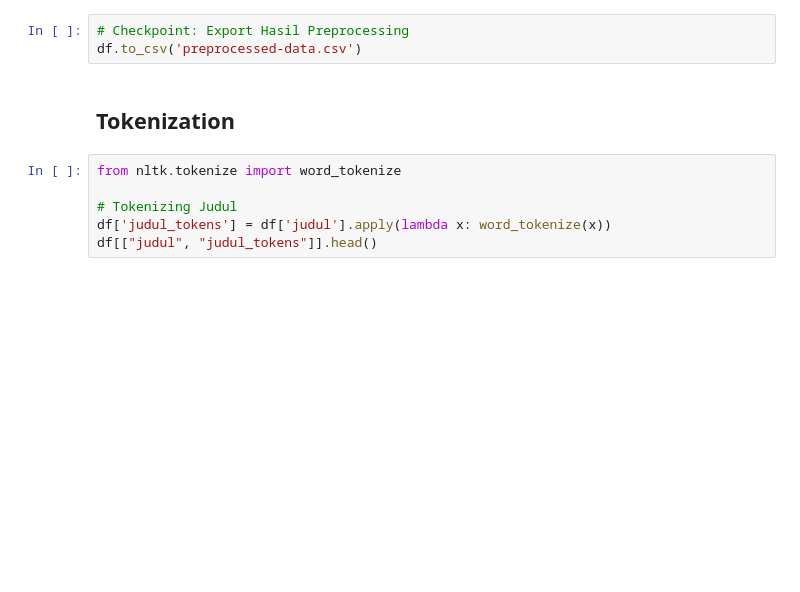
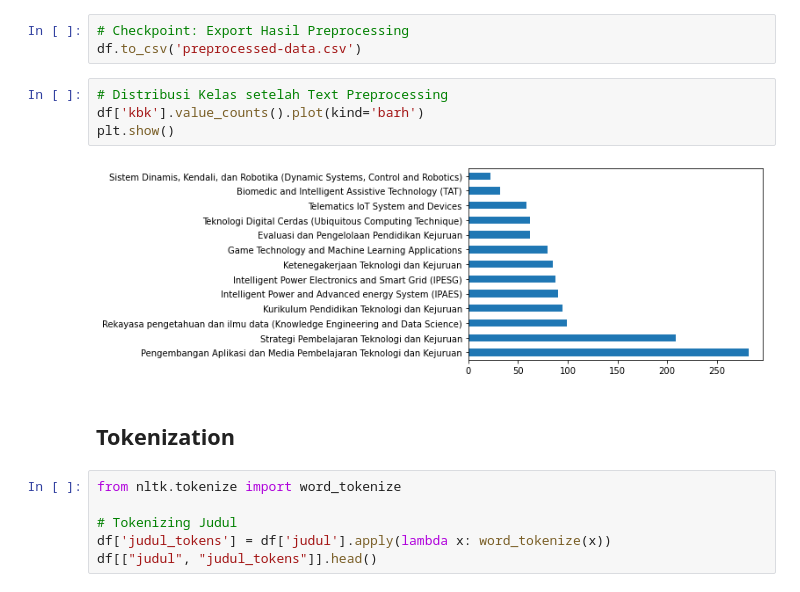
Before and after one commit to mercyano/klasifikasi-kbk, a Jupyter notebook: preprocessing.ipynb, the cells around one changed output. Saved outputs shown, nothing was run; the diff lists cells and outputs as text; blank space fills up the shorter version.

```diff
--- a/preprocessing.ipynb
+++ b/preprocessing.ipynb
@@ -147,6 +144,12 @@ df[df['abstrak'].duplicated()]
 # %%
 # Checkpoint: Export Hasil Preprocessing
 df.to_csv('preprocessed-data.csv')
+# %%
+# Distribusi Kelas setelah Text Preprocessing
+df['kbk'].value_counts().plot(kind='barh')
+plt.show()
+# %% [output]
+[figure, added]
 # %% [markdown]
 ## Tokenization
 # %%
```
Also changed, not shown: parts of 8 cells of this notebook, 4 other files.
